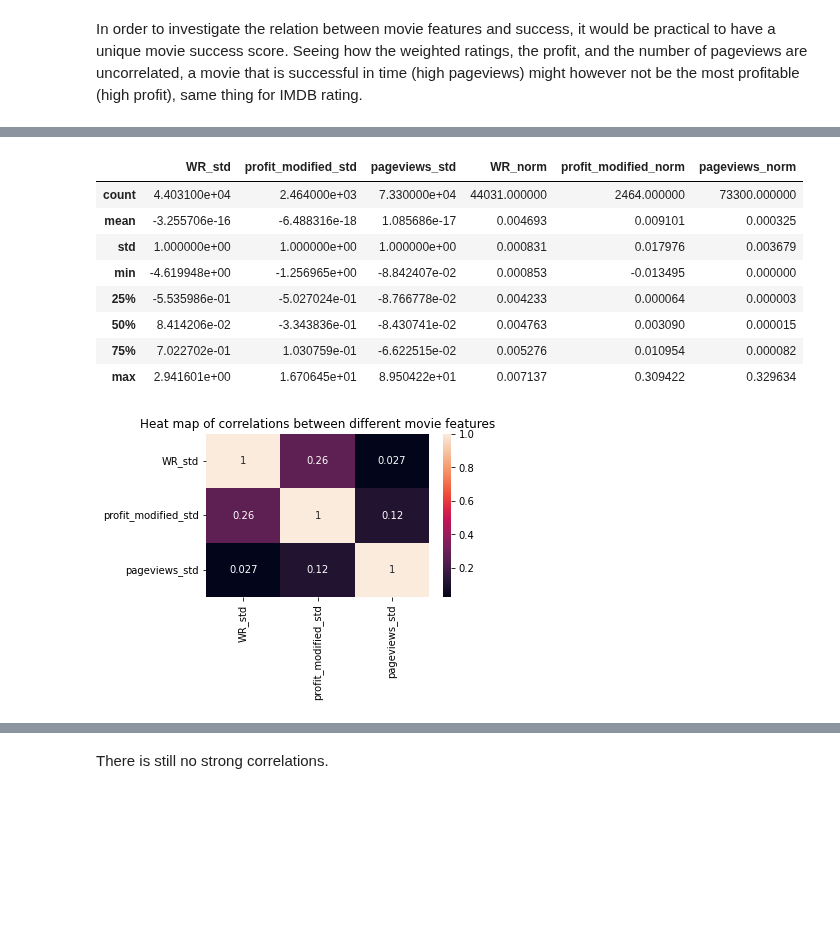
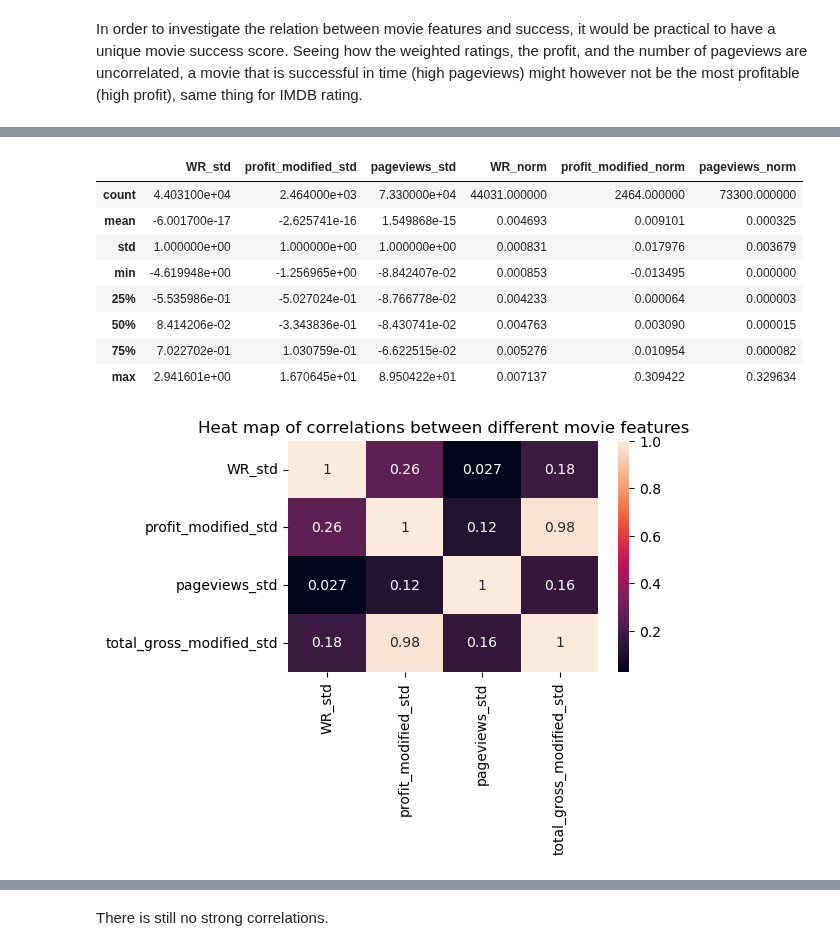
Before and after one commit to epfl-ada/ada-2022-project-theadaholics, a Jupyter notebook: main.ipynb, the cells around one changed output, grey strips where cells are left out. Cells and saved outputs as stored; diff of their text form; code cells hidden in the pictures; blank space fills up the shorter version.

```diff
--- a/main.ipynb
+++ b/main.ipynb
@@ -996,17 +1034,19 @@ In order to investigate the relation between movie features and success, it woul
 df_all['WR_std'] = (df_all['WR'] - df_all['WR'].mean())/df_all['WR'].std()
 df_all['profit_modified_std'] = (df_all['profit_modified'] - df_all['profit_modified'].mean())/df_all['profit_modified'].std()
 df_all['pageviews_std'] = (df_all['pageviews'] - df_all['pageviews'].mean())/df_all['pageviews'].std()
+df_all['total_gross_modified_std'] = (df_all['total_gross_modified'] - df_all['total_gross_modified'].mean())/df_all['total_gross_modified'].std()
 # %%
 # We L2 normalise each success feature
 df_all['WR_norm'] = df_all['WR'] / np.sqrt(np.square(df_all['WR']).sum(axis=0))
 df_all['profit_modified_norm'] = df_all['profit_modified'] / np.sqrt(np.square(df_all['profit_modified']).sum(axis=0))
 df_all['pageviews_norm'] = df_all['pageviews'] / np.sqrt(np.square(df_all['pageviews']).sum(axis=0))
+df_all['total_gross_modified_norm'] = df_all['total_gross_modified'] / np.sqrt(np.square(df_all['total_gross_modified']).sum(axis=0))
 # %%
 df_all[['WR_std','profit_modified_std','pageviews_std','WR_norm','profit_modified_norm','pageviews_norm']].describe()
 # %% [output]
 |  | WR_std | profit_modified_std | pageviews_std | WR_norm | profit_modified_norm | pageviews_norm |
 | count | 4.403100e+04 | 2.464000e+03 | 7.330000e+04 | 44031.000000 | 2464.000000 | 73300.000000 |
-| mean | -3.255706e-16 | -6.488316e-18 | 1.085686e-17 | 0.004693 | 0.009101 | 0.000325 |
+| mean | -6.001700e-17 | -2.625741e-16 | 1.549868e-15 | 0.004693 | 0.009101 | 0.000325 |
 | std | 1.000000e+00 | 1.000000e+00 | 1.000000e+00 | 0.000831 | 0.017976 | 0.003679 |
 | min | -4.619948e+00 | -1.256965e+00 | -8.842407e-02 | 0.000853 | -0.013495 | 0.000000 |
 | 25% | -5.535986e-01 | -5.027024e-01 | -8.766778e-02 | 0.004233 | 0.000064 | 0.000003 |
@@ -1015,8 +1055,8 @@ df_all[['WR_std','profit_modified_std','pageviews_std','WR_norm','profit_modifie
 | max | 2.941601e+00 | 1.670645e+01 | 8.950422e+01 | 0.007137 | 0.309422 | 0.329634 |
 # %%
 fig, ax = plt.subplots(figsize=(5,3))
-sns.heatmap(df_all[['WR_std','profit_modified_std','pageviews_std']].corr(), annot=True, ax=ax).set(title='Heat map of correlations between different movie features');
+sns.heatmap(df_all[['WR_std','profit_modified_std','pageviews_std','total_gross_modified_std']].corr(), annot=True, ax=ax).set(title='Heat map of correlations between different movie features');
 # %% [output]
-[figure, old version]
+[figure, new version]
 # %%
 fig, ax = plt.subplots(figsize=(5,3))
```
Also changed, not shown: parts of 76 cells of this notebook.
